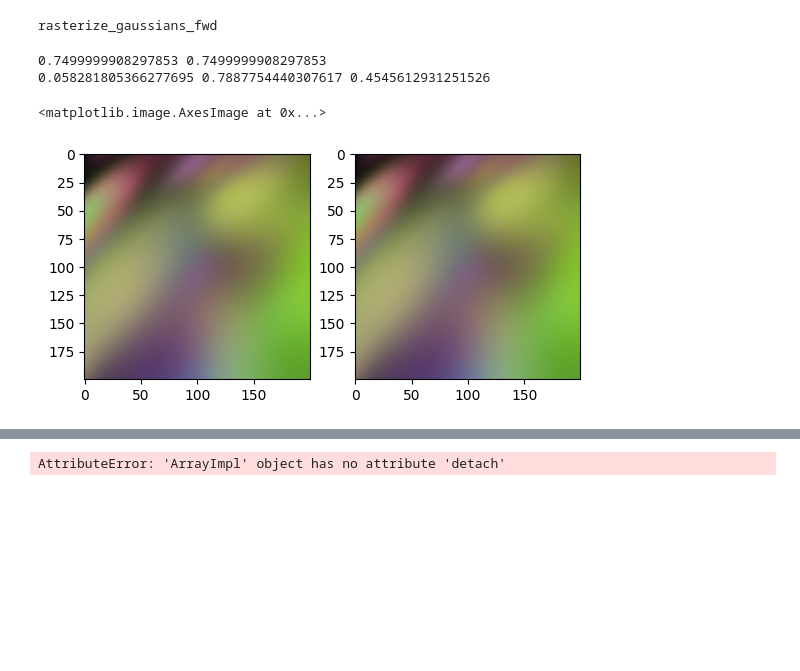
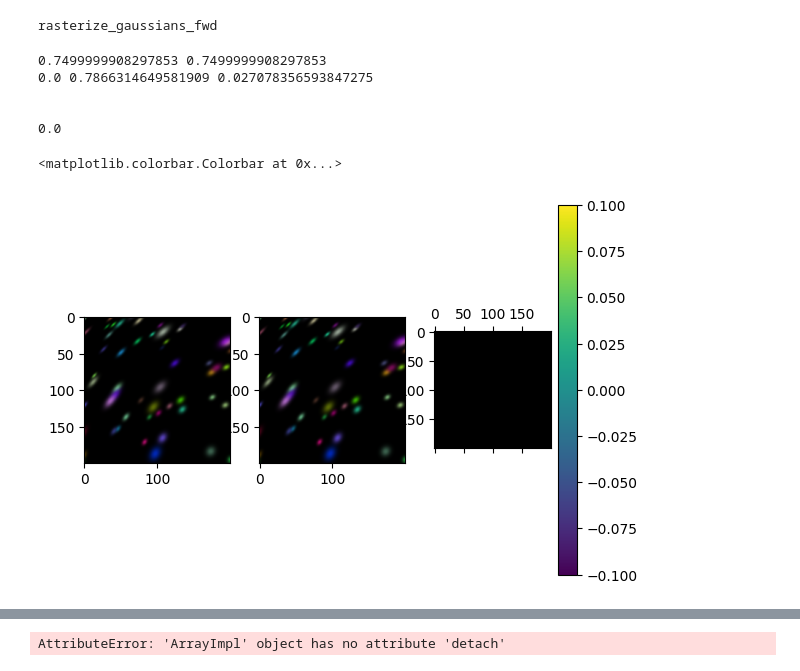
Before and after one commit to nishadgothoskar/diff-gaussian-rasterization, a Jupyter notebook: validate_torch_minimal.ipynb, the cells around one changed output, grey strips where cells are left out. Cells and saved outputs as stored; diff of their text form; code cells hidden in the pictures; blank space fills up the shorter version.

```diff
--- a/validate_torch_minimal.ipynb
+++ b/validate_torch_minimal.ipynb
@@ -78,13 +78,10 @@ for _name, _value in _C.registrations().items():
 # %% [output]
 rasterize_gaussians_fwd
 # %%
-
-
 # XLA array layout in memory
 def default_layouts(*shapes):
     return [range(len(shape) - 1, -1, -1) for shape in shapes]
 
-@functools.lru_cache(maxsize=None)
 def _build_rasterize_gaussians_fwd_primitive():
     # For JIT compilation we need a function to evaluate the shape and dtype of the
     # outputs of our op for some given inputs
@@ -210,27 +207,16 @@ def _build_rasterize_gaussians_fwd_primitive():
             operand_layouts=default_layouts(*[i.shape for i in operands_ctx]),
             result_layouts=default_layouts(*output_shapes),
         ).results
-
-        return custom_call(
-            op_name,
-            # Output types
-            result_types=[out_shp_dtype, out_db_shp_dtype],
-            # The inputs:
-            operands=[attr, rast_out, tri, rast_db, diff_attrs],
-            backend_config=opaque,
-            operand_layouts=default_layouts(attr_aval.shape, rast_out_aval.shape, tri_aval.shape, rast_db_aval.shape, diff_attr_aval.shape),
-            result_layouts=default_layouts((num_images, height, width, num_attributes,), (num_images, height, width, num_attributes,)),
-        ).results
     # *********************************************
     # *  REGISTER THE OP WITH JAX  *
     # *********************************************
     _rasterize_prim = core.Primitive(f"my_primitive")
     _rasterize_prim.multiple_results = True
     _rasterize_prim.def_impl(functools.partial(xla.apply_primitive, _rasterize_prim))
-    _rasterize_prim.def_abstract_eval(_rasterize_fwd_abstract)
 
     # # Connect the XLA translation rules for JIT compilation
     mlir.register_lowering(_rasterize_prim, _rasterize_fwd_lowering, platform="gpu")
+    _rasterize_prim.def_abstract_eval(_rasterize_fwd_abstract)
 
     return _rasterize_prim
 # %%
@@ -242,17 +228,19 @@ gt_seed = 120123
 # %%
+
 torch.manual_seed(gt_seed)
 import random
 random.seed(gt_seed)
 np.random.seed(gt_seed)
 
-N = 100
 
-means3D = torch.tensor(torch.rand((N,3))-0.5 + torch.tensor([0.0, 0.0, 1.0]), requires_grad=True, device=device)
+means3D = torch.tensor(torch.rand((100,3))-0.5 + torch.tensor([0.0, 0.0, 1.0]), requires_grad=True, device=device)
+# means3D = torch.tensor([[0.4, 0.0, 1.0]], requires_grad=True, device=device)
+N = means3D.shape[0]
 means2D = torch.zeros_like(means3D, dtype=means3D.dtype, requires_grad=True, device="cuda") + 0
 opacity = torch.sigmoid(torch.tensor(torch.ones((N,1)), requires_grad=True, device=device))
 colors_precomp = torch.tensor(torch.rand((N,3)), requires_grad=True, device=device).detach()
 shs = torch.tensor(torch.rand((N,3)), requires_grad=True, device=device).detach()
-scales = torch.exp(torch.tensor(-8.0 * torch.ones((N,3)), requires_grad=True, device=device))
+scales = torch.exp(torch.tensor(-10.0 * torch.ones((N,3)), requires_grad=True, device=device))
 rotations = torch.tensor(-10.0 * torch.ones((N,4)), requires_grad=True, device=device)
 cov3D_precomp = torch.tensor(0.01 * torch.ones((N,3)), requires_grad=True, device=device)
 
@@ -296,18 +284,15 @@ color,radii = rasterizer(
 # print(colors_precomp_gt)
 print(color.min().item(), color.max().item(), color.mean().item())
 print('\n')
-
 color_gt = color.detach()
-# gt_viz = b.get_rgb_image(torch.permute(color, (1,2,0)).cpu().detach().numpy()[...,:3] * 255.0)
-# gt_viz
-
-primitive = _build_rasterize_gaussians_fwd_primitive()
-import jax
-import jax.numpy as jnp
+colors_gt = jnp.array(torch.permute(color_gt, (1,2,0)).cpu().detach().numpy()[...,:3])
 
 
 # fig, (ax1, ax2) = plt.subplots(1, 2)
-# ax1.imshow(torch.permute(color_gt, (1,2,0)).cpu().detach().numpy()[...,:3])
+# ax1.imshow(colors_gt)
+# ax2.imshow(jnp.transpose(color, (1,2,0))[...,:3])
+
+primitive = _build_rasterize_gaussians_fwd_primitive()
 
 bg = jnp.zeros(3)
 means3D = torch_to_jax(means3D)
@@ -316,38 +301,44 @@ colors_precomp = torch_to_jax(colors_precomp)
 opacities = torch_to_jax(opacity)
 scales = torch_to_jax(scales)
 rotations = torch_to_jax(rotations)
 cov3D_precomp = torch_to_jax(cov3D_precomp)
 shs = torch_to_jax(shs)
 viewmatrix = torch_to_jax(view_matrix)
 projmatrix = torch_to_jax(projmatrix)
-tanfovx, tanfovy = 0.7499999908297853, 0.7499999908297853
 image_height = int(intrinsics.height)
 image_width = int(intrinsics.width)
 sh_degree = 0
 campos = jnp.zeros(3)
 image_empty = jnp.zeros((image_height, image_width, 3))
 
 color = primitive.bind(
             bg,
             means3D,
             colors_precomp,
             opacities,
             scales,
             rotations,
             cov3D_precomp,
             viewmatrix,
             projmatrix,
             shs,
             campos,
             image_empty,
-            tanfovx, tanfovy, image_height, image_width,  sh_degree
+            tan_fovx, tan_fovy, image_height, image_width,  sh_degree
 )[1]
 
-fig, (ax1, ax2) = plt.subplots(1, 2)
-ax1.imshow(torch.permute(color_gt, (1,2,0)).cpu().detach().numpy()[...,:3])
-ax2.imshow(jnp.transpose(color, (1,2,0))[...,:3])
+fig, (ax1, ax2, ax3) = plt.subplots(1, 3)
+color = jnp.transpose(color, (1,2,0))[...,:3]
+ax1.imshow(colors_gt)
+ax2.imshow(color)
+x = ax3.matshow(jnp.abs(color -colors_gt))
+print(jnp.abs(color -colors_gt).sum())
+fig.colorbar(x, ax=ax3)
 # %% [output]
 0.7499999908297853 0.7499999908297853
-0.058281805366277695 0.7887754440307617 0.4545612931251526
+0.0 0.7866314649581909 0.027078356593847275
+
+
+0.0
-<matplotlib.image.AxesImage at 0x...>
+<matplotlib.colorbar.Colorbar at 0x...>
-[figure, old version]
+[figure, new version]
```
Also changed, not shown: parts of 3 cells of this notebook, 2 other files.
